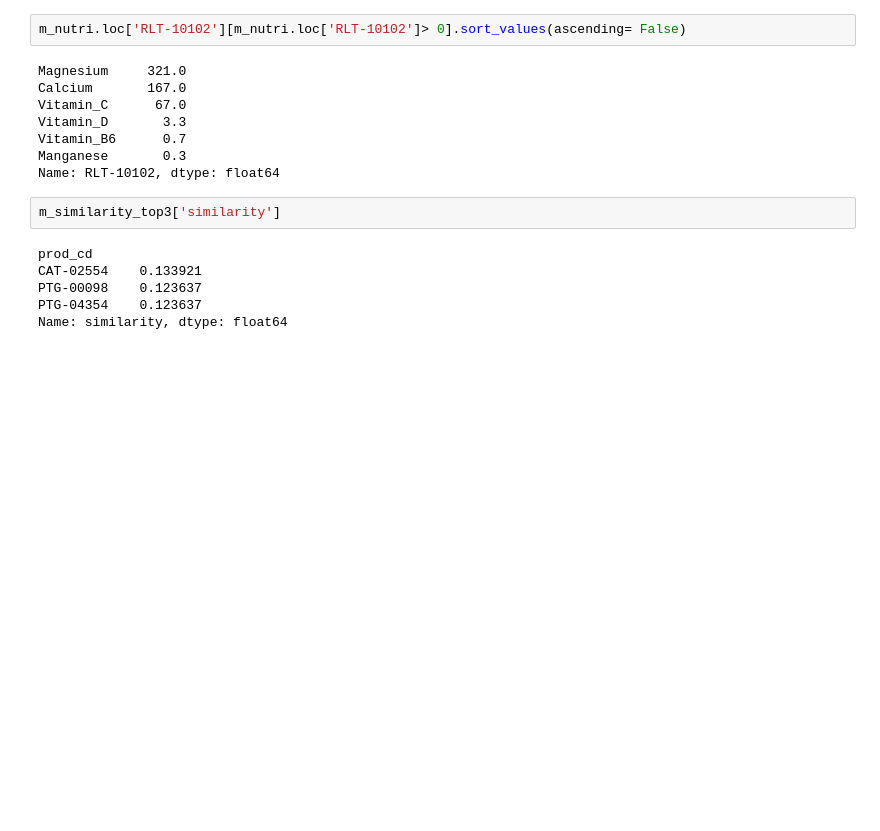
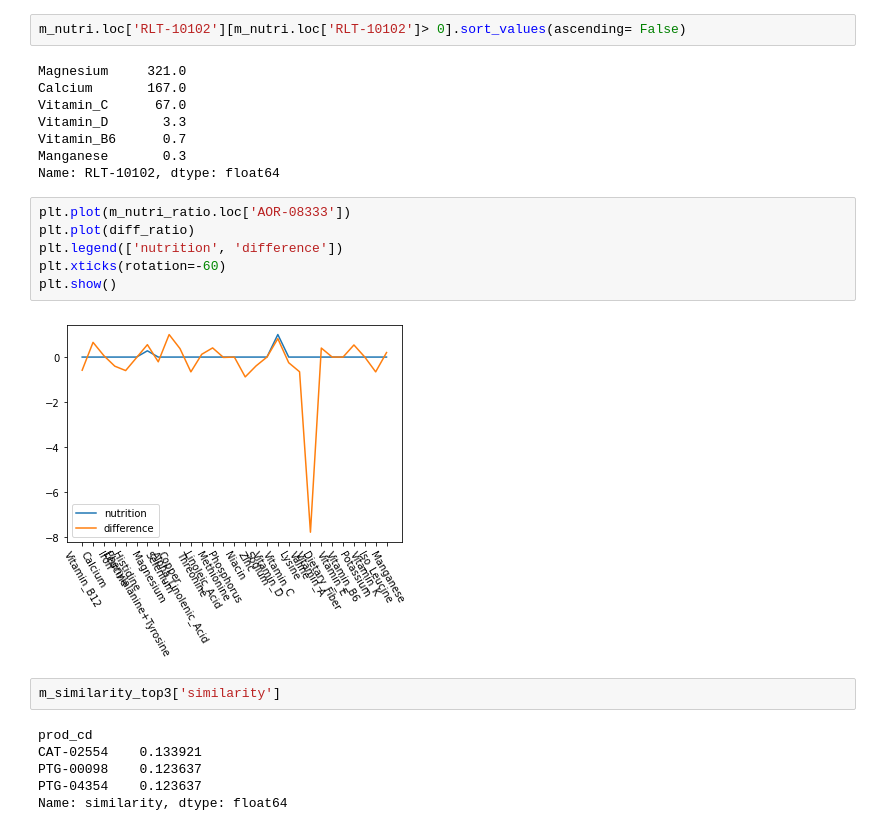
Before and after one commit to Nutri-AI/api-fastapi, a Jupyter notebook: rs_module.ipynb, the cells around one changed output. Saved outputs shown, nothing was run; the diff lists cells and outputs as text; blank space fills up the shorter version.

```diff
--- a/rs_module.ipynb
+++ b/rs_module.ipynb
@@ -204,6 +240,14 @@ Vitamin_D       3.3
 Vitamin_B6      0.7
 Manganese       0.3
 Name: RLT-10102, dtype: float64
+# %%
+plt.plot(m_nutri_ratio.loc['AOR-08333'])
+plt.plot(diff_ratio)
+plt.legend(['nutrition', 'difference'])
+plt.xticks(rotation=-60)
+plt.show()
+# %% [output]
+[figure, added]
 # %%
 m_similarity_top3['similarity']
 # %% [output]
```
Also changed, not shown: parts of 17 cells of this notebook.
